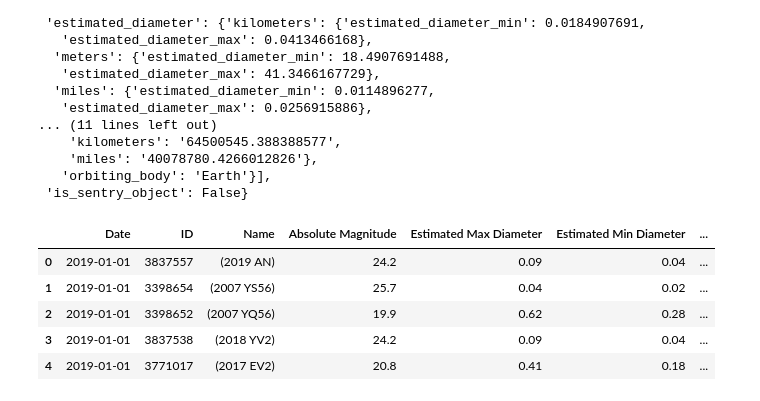
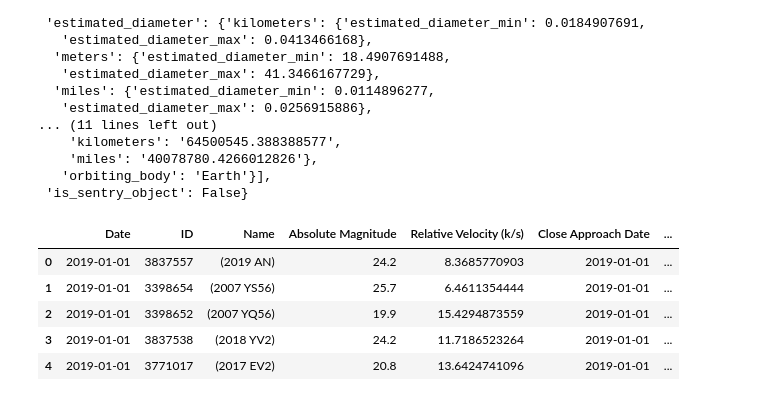
Before and after one commit to AmyAndersson/Datanauts_Project, a Jupyter notebook: Amy_NEW.ipynb, the cells around one changed output. Drawn from its saved outputs; the diff is of its cells as text; code cells hidden in the pictures.

```diff
--- a/Amy_NEW.ipynb
+++ b/Amy_NEW.ipynb
@@ -208,15 +208,14 @@ inside2
 # response["near_earth_objects"]["2019-01-01"]
 # %%
 
-df = pd.DataFrame({"Date": asteroid_date, "ID": asteroid_id, "Name": name, "Absolute Magnitude": absolute_magnitude_h, "Relative Velocity (k/s)" : relative_velocity,
-close_approach_date=[] "Estimated Max Diameter": diameter_max_km, "Estimated Min Diameter": diameter_min_km, "Potentially Hazardous?": is_potentially_hazardous_asteroid, "Miss Distance (km)": miss_distance_km, "Orbiting Body": orbiting_body})
+df = pd.DataFrame({"Date": asteroid_date, "ID": asteroid_id, "Name": name, "Absolute Magnitude": absolute_magnitude_h, "Relative Velocity (k/s)" : relative_velocity, "Close Approach Date": close_approach_date, "Estimated Max Diameter": diameter_max_km, "Estimated Min Diameter": diameter_min_km, "Potentially Hazardous?": is_potentially_hazardous_asteroid, "Miss Distance (km)": miss_distance_km, "Orbiting Body": orbiting_body})
 df.head()
 # %% [output]
-|  | Date | ID | Name | Absolute Magnitude | Estimated Max Diameter | Estimated Min Diameter | ... |
-| 0 | 2019-01-01 | 3837557 | (2019 AN) | 24.2 | 0.09 | 0.04 | ... |
-| 1 | 2019-01-01 | 3398654 | (2007 YS56) | 25.7 | 0.04 | 0.02 | ... |
-| 2 | 2019-01-01 | 3398652 | (2007 YQ56) | 19.9 | 0.62 | 0.28 | ... |
-| 3 | 2019-01-01 | 3837538 | (2018 YV2) | 24.2 | 0.09 | 0.04 | ... |
-| 4 | 2019-01-01 | 3771017 | (2017 EV2) | 20.8 | 0.41 | 0.18 | ... |
+|  | Date | ID | Name | Absolute Magnitude | Relative Velocity (k/s) | Close Approach Date | ... |
+| 0 | 2019-01-01 | 3837557 | (2019 AN) | 24.2 | 8.3685770903 | 2019-01-01 | ... |
+| 1 | 2019-01-01 | 3398654 | (2007 YS56) | 25.7 | 6.4611354444 | 2019-01-01 | ... |
+| 2 | 2019-01-01 | 3398652 | (2007 YQ56) | 19.9 | 15.4294873559 | 2019-01-01 | ... |
+| 3 | 2019-01-01 | 3837538 | (2018 YV2) | 24.2 | 11.7186523264 | 2019-01-01 | ... |
+| 4 | 2019-01-01 | 3771017 | (2017 EV2) | 20.8 | 13.6424741096 | 2019-01-01 | ... |
 # %%
 df.to_csv('Asteroid.csv', index = False)
```
Also changed, not shown: 1 other file.
